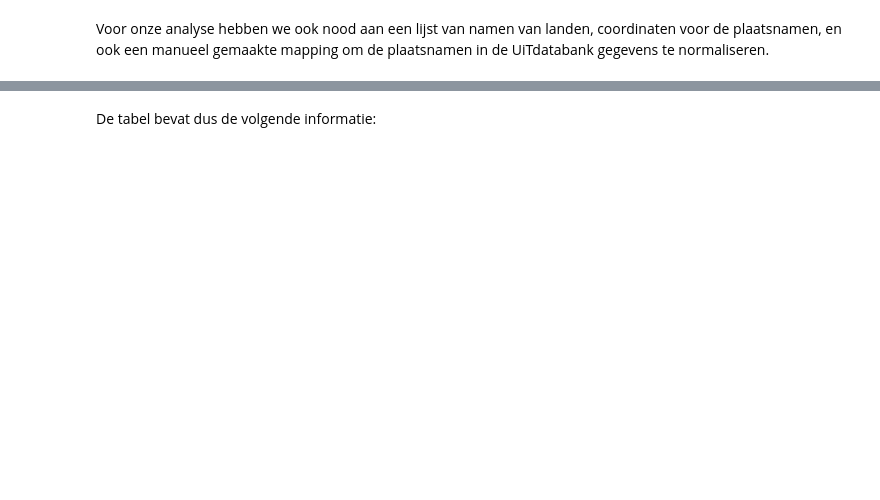
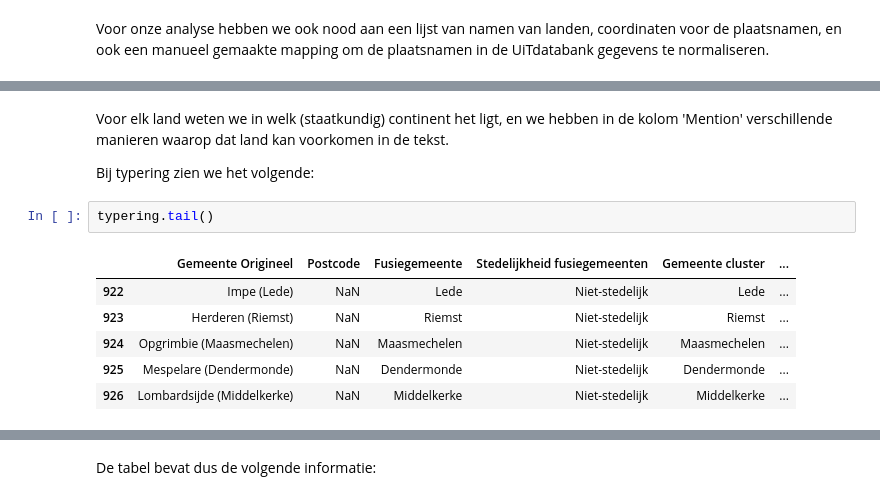
Before and after one commit to Kunstenpunt/datakunstjes, a Jupyter notebook: corpusanalyse uitdatabank/corpusanalyse.ipynb, the cells around one changed output, grey strips where cells are left out. Saved outputs shown, nothing was run; the diff lists cells and outputs as text; blank space fills up the shorter version.

```diff
--- a/corpusanalyse uitdatabank/corpusanalyse.ipynb
+++ b/corpusanalyse uitdatabank/corpusanalyse.ipynb
@@ -34,0 +79,13 @@ coord = read_csv("coordinaten.csv", delimiter=';')
+# %% [markdown]
+Voor elk land weten we in welk (staatkundig) continent het ligt, en we hebben in de kolom 'Mention' verschillende manieren waarop dat land kan voorkomen in de tekst.
+
+Bij typering zien we het volgende:
+# %%
+typering.tail()
+# %% [output]
+|  | Gemeente Origineel | Postcode | Fusiegemeente | Stedelijkheid fusiegemeenten | Gemeente cluster | ... |
+| 922 | Impe (Lede) | NaN | Lede | Niet-stedelijk | Lede | ... |
+| 923 | Herderen (Riemst) | NaN | Riemst | Niet-stedelijk | Riemst | ... |
+| 924 | Opgrimbie (Maasmechelen) | NaN | Maasmechelen | Niet-stedelijk | Maasmechelen | ... |
+| 925 | Mespelare (Dendermonde) | NaN | Dendermonde | Niet-stedelijk | Dendermonde | ... |
+| 926 | Lombardsijde (Middelkerke) | NaN | Middelkerke | Niet-stedelijk | Middelkerke | ... |
```
Also changed, not shown: parts of 24 cells of this notebook, 14 other files.
